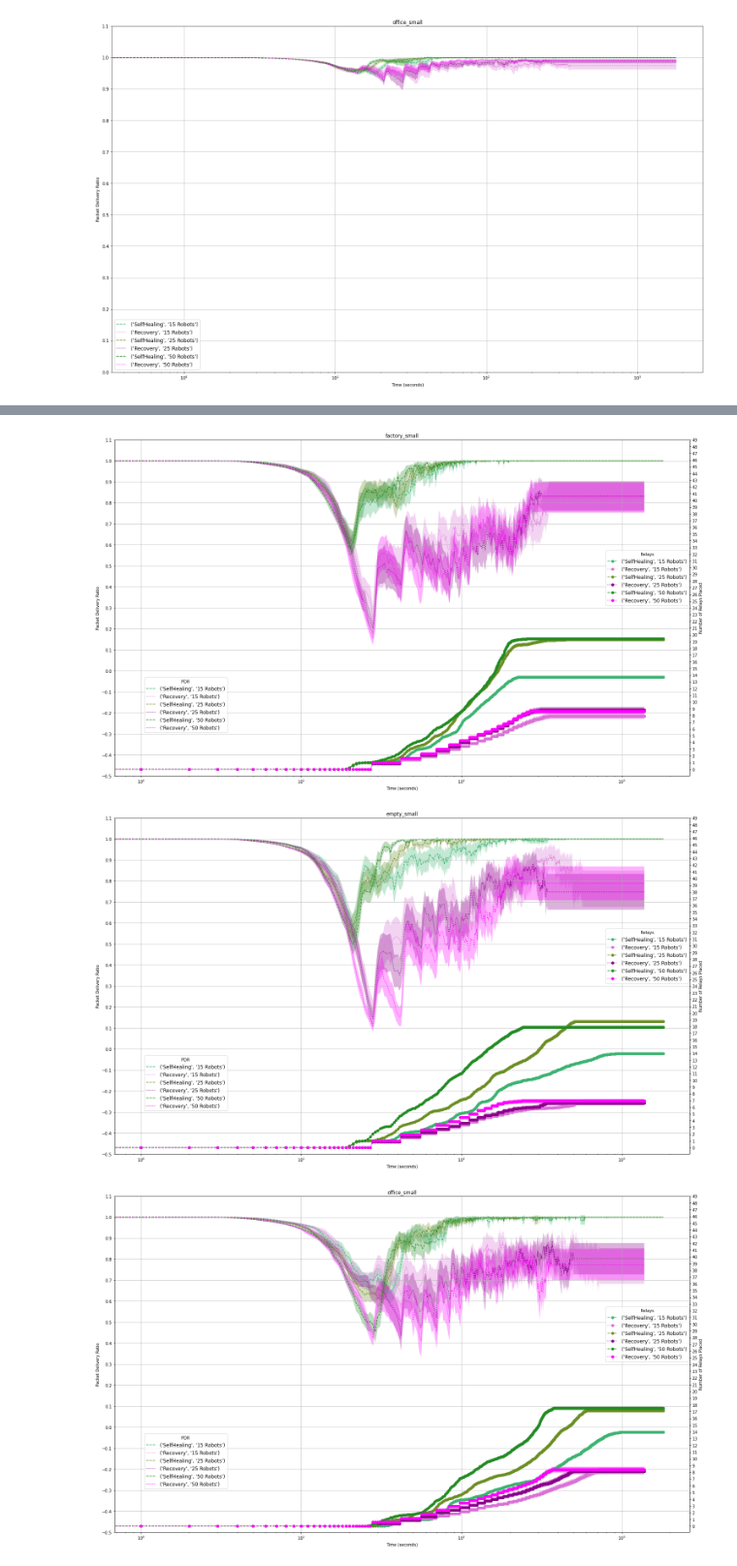
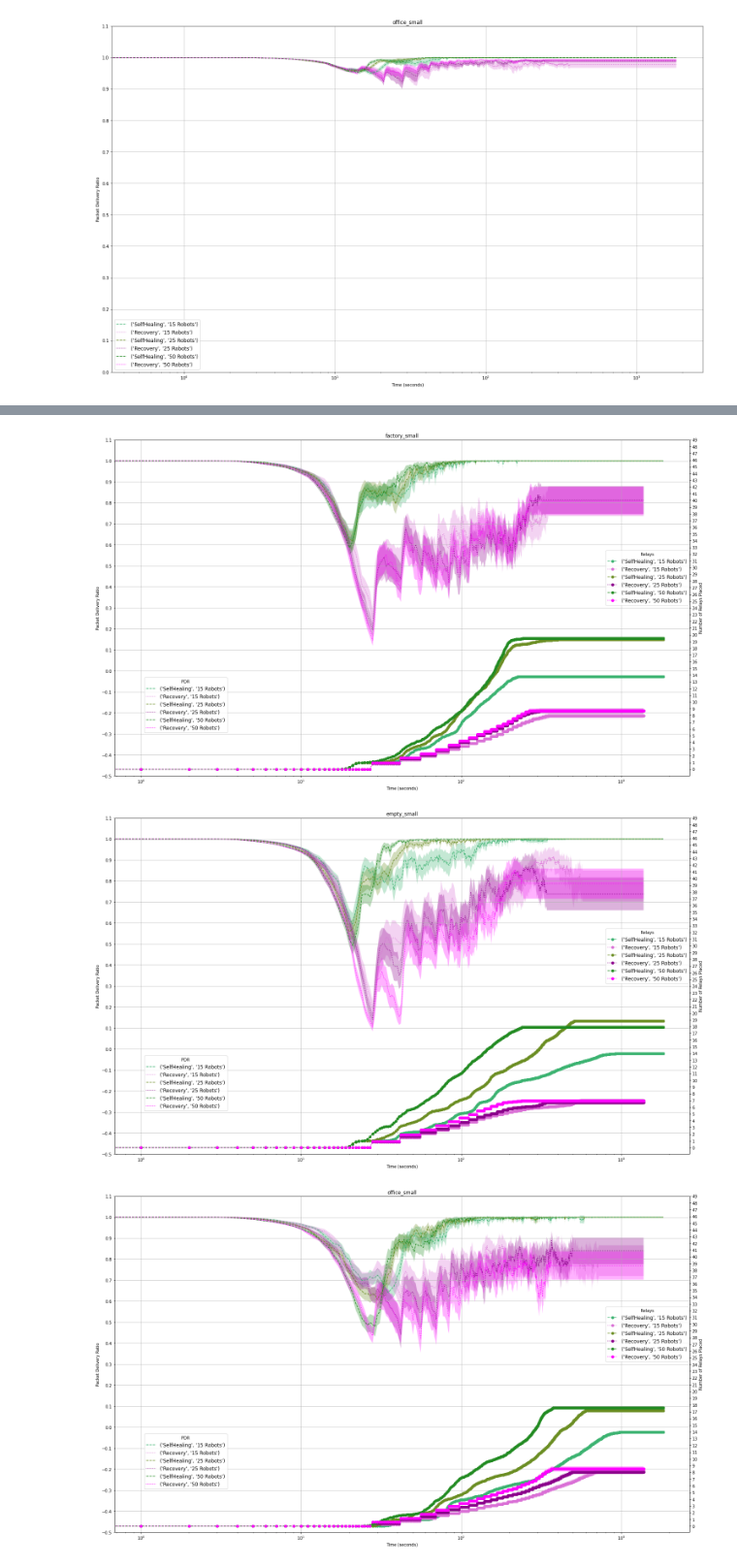
Before and after one commit to openwsn-berkeley/Atlas, a Jupyter notebook: AtlasAnalysis.ipynb, the cells around one changed output, grey strips where cells are left out. Shown at 97% size. Cells and saved outputs as stored; diff of their text form; code cells hidden in the pictures.

Commit message:
#253. updated plots

```diff
--- a/AtlasAnalysis.ipynb
+++ b/AtlasAnalysis.ipynb
@@ -565,37 +565,37 @@ for floorplan in floorplans:
                 toPlot[value]["ryerr"]    += [rh]
                 toPlot[value]["ry1err"]   += [rm-rh]
                 toPlot[value]["ry2err"]   += [rm+rh]
 
             y                             = toPlot[value]["mean"]
             x                             = np.arange(0, len(y))
             yerr                          = toPlot[value]["yerr"]
             lines[(floorplan, value)]     = ax.errorbar(x, y, linestyle=linestyles[relayAlgorithm],color=linecolors[(value, relayAlgorithm)],label=(relayAlgorithm, str(value)+" Robots"))
             linesfill[(floorplan, value)] = ax.fill_between(x, toPlot[value]["y1err"], toPlot[value]["y2err"] ,alpha=0.3, facecolor=linecolors[(value, relayAlgorithm)])
 
             ry                             = toPlot[value]["rmean"]
             rx                             = np.arange(0, len(y))
             ryerr                          = toPlot[value]["ryerr"]
             rlines[(floorplan, value)]     = ax2.errorbar(rx, ry, linestyle=linestyles[relayAlgorithm], marker='o', c=linecolors[(value, relayAlgorithm)],label=(relayAlgorithm, str(value)+" Robots"))
-            rlinesfill[(floorplan, value)] = ax2.fill_between(x, toPlot[value]["ry1err"], toPlot[value]["ry2err"] ,alpha=0.5, facecolor=linecolors[(value, relayAlgorithm)])
+            rlinesfill[(floorplan, value)] = ax2.fill_between(x, toPlot[value]["ry1err"], toPlot[value]["ry2err"] ,alpha=0.3, facecolor=linecolors[(value, relayAlgorithm)])
 
     #convert x-axis to Logarithmic scale
     ax.grid(True)
     plt.title(floorplan)
     plt.xscale("log")
     ax.set_xlabel("Time (seconds)")
     ax.set_yticks(np.arange(-0.5, 1.2, 0.1))
     ax2.yaxis.set_ticks(np.arange(0, 50))
     ax.set_ylabel("Packet Delivery Ratio")
     ax2.set_ylabel('Number of Relays Placed')
     ax.legend(bbox_to_anchor=(0.2, 0.3), title="PDR",fontsize='large', fancybox=True)
     ax2.legend(bbox_to_anchor=(0.85, 0.5), title="Relays", fontsize='large', fancybox=True)
     ralllines     = rlines
     ralllinesfill = rlinesfill
     plt.show()
 # %% [output]
-[figure, old version]
+[figure, new version]
-[figure, old version]
+[figure, new version]
-[figure, old version]
+[figure, new version]
 # %%
 #============ Relays
 plt.rcParams['pdf.fonttype']   = 42
```
Also changed, not shown: parts of 4 cells of this notebook, 1 other file.
